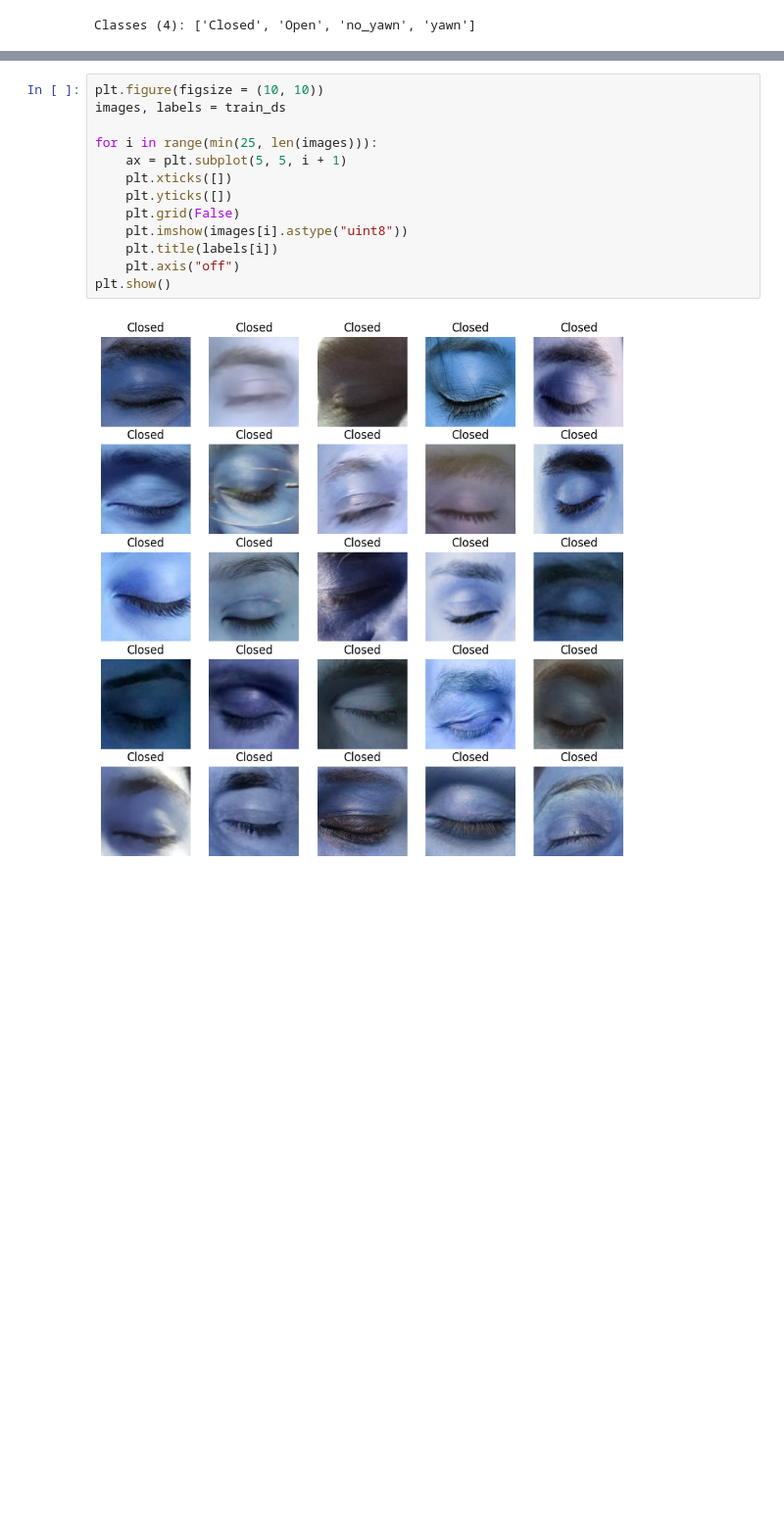
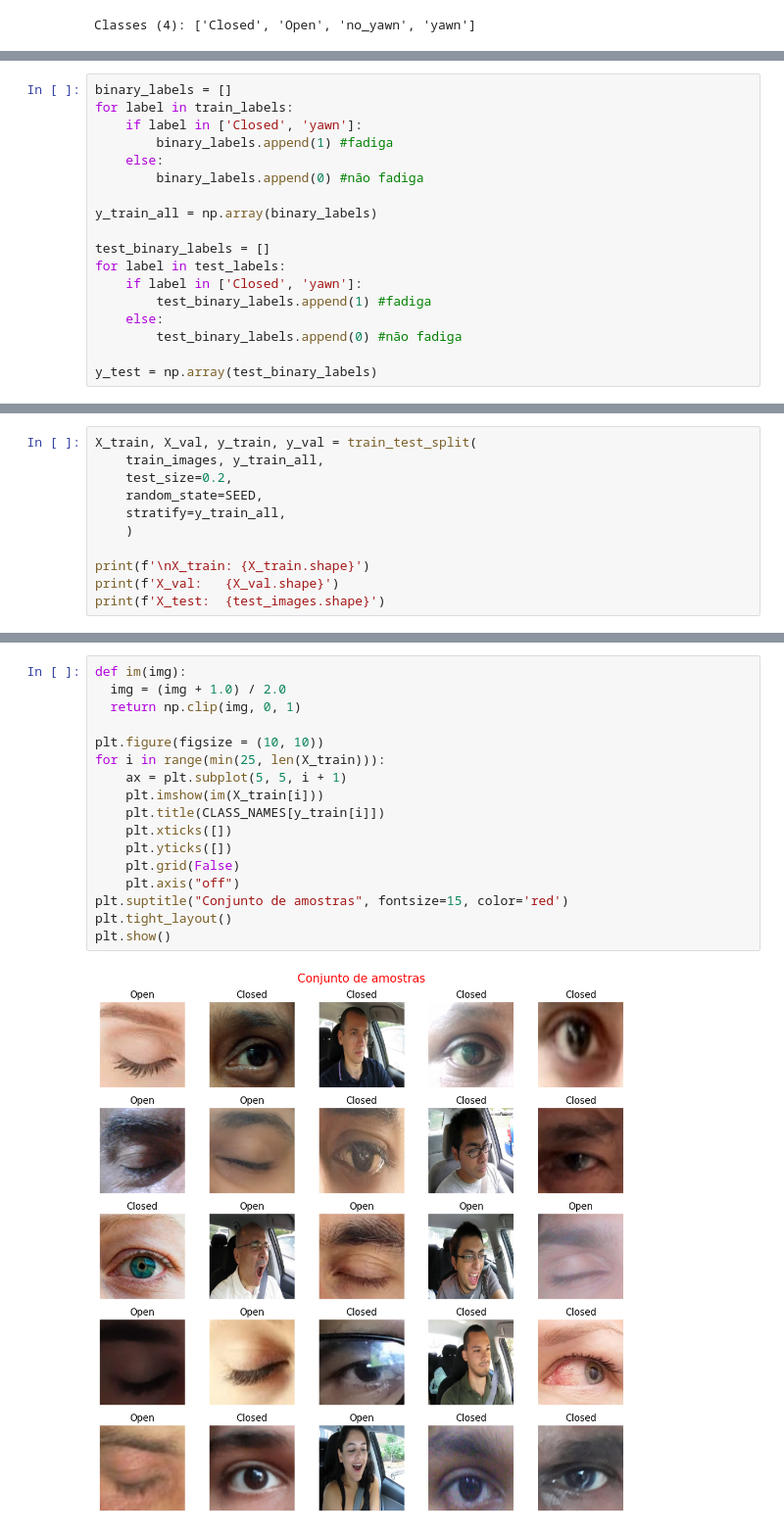
Before and after one commit to ClassNeuralNetwork/classification-fatigue-detection, a Jupyter notebook: Deteccao_Sonolencia_MobileNet.ipynb, the cells around one changed output, grey strips where cells are left out. Shown at 98% size. Saved outputs shown, nothing was run; the diff lists cells and outputs as text; blank space fills up the shorter version.

```diff
--- a/Deteccao_Sonolencia_MobileNet.ipynb
+++ b/Deteccao_Sonolencia_MobileNet.ipynb
@@ -76,0 +68,18 @@ Teste
+# %%
+binary_labels = []
+for label in train_labels:
+    if label in ['Closed', 'yawn']:
+        binary_labels.append(1) #fadiga
+    else:
+        binary_labels.append(0) #não fadiga
+
+y_train_all = np.array(binary_labels)
+
+test_binary_labels = []
+for label in test_labels:
+    if label in ['Closed', 'yawn']:
+        test_binary_labels.append(1) #fadiga
+    else:
+        test_binary_labels.append(0) #não fadiga
+
+y_test = np.array(test_binary_labels)
@@ -76,0 +100,11 @@ Teste
+# %%
+X_train, X_val, y_train, y_val = train_test_split(
+    train_images, y_train_all,
+    test_size=0.2,
+    random_state=SEED,
+    stratify=y_train_all,
+    )
+
+print(f'\nX_train: {X_train.shape}')
+print(f'X_val:   {X_val.shape}')
+print(f'X_test:  {test_images.shape}')
@@ -77,15 +115,19 @@ Teste
 # %%
+def im(img):
+  img = (img + 1.0) / 2.0
+  return np.clip(img, 0, 1)
+
 plt.figure(figsize = (10, 10))
-images, labels = train_ds
-
-for i in range(min(25, len(images))):
+for i in range(min(25, len(X_train))):
     ax = plt.subplot(5, 5, i + 1)
+    plt.imshow(im(X_train[i]))
+    plt.title(CLASS_NAMES[y_train[i]])
     plt.xticks([])
     plt.yticks([])
     plt.grid(False)
-    plt.imshow(images[i].astype("uint8"))
-    plt.title(labels[i])
     plt.axis("off")
+plt.suptitle("Conjunto de amostras", fontsize=15, color='red')
+plt.tight_layout()
 plt.show()
 # %% [output]
-[figure, old version]
+[figure, new version]
```
Also changed, not shown: parts of 14 cells of this notebook.
